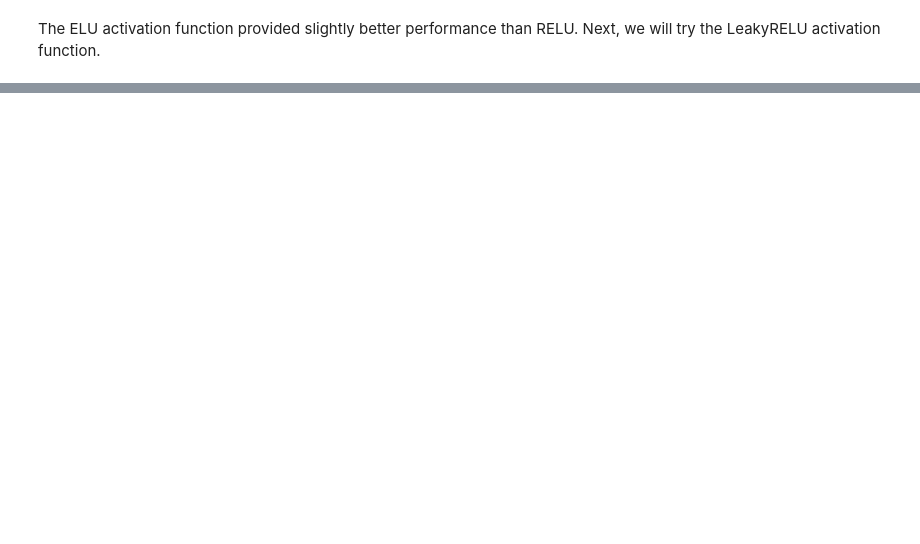
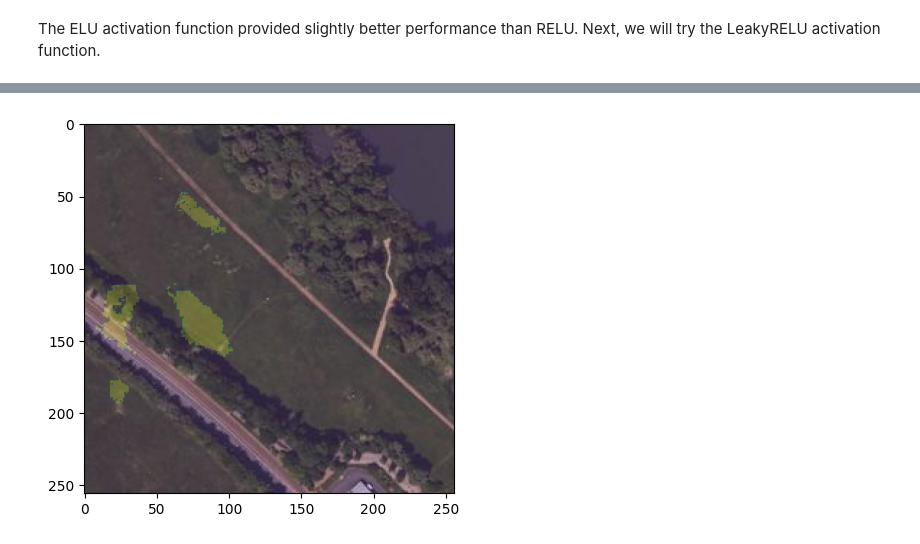
Before and after one commit to kleenman/tds_capstone, a Jupyter notebook: model.ipynb, the cells around one changed output, grey strips where cells are left out. Cells and saved outputs as stored; diff of their text form; code cells hidden in the pictures; blank space fills up the shorter version.

```diff
--- a/model.ipynb
+++ b/model.ipynb
@@ -177,0 +233,8 @@ out-of-sample performance: 0.5429130910556932
+# %%
+import gradio as gr
+
+best_model_path = 'gdrive/MyDrive/Capstone/best_model.pkl'
+learn_app = load_learner(best_model_path)
+# %%
+pred_img = '/content/gdrive/MyDrive/Capstone/Data/wuerzburg_data/32567_5513.jpg'
+pred_mask = learn_app.predict(pred_img)[0]
@@ -177,0 +243,7 @@ out-of-sample performance: 0.5429130910556932
+# %%
+rand_area = np.array(Image.open(pred_img))
+
+plt.imshow(rand_area)
+plt.imshow(pred_mask, alpha=0.2);
+# %% [output]
+[figure, added]
```
Also changed, not shown: parts of 30 cells of this notebook.
